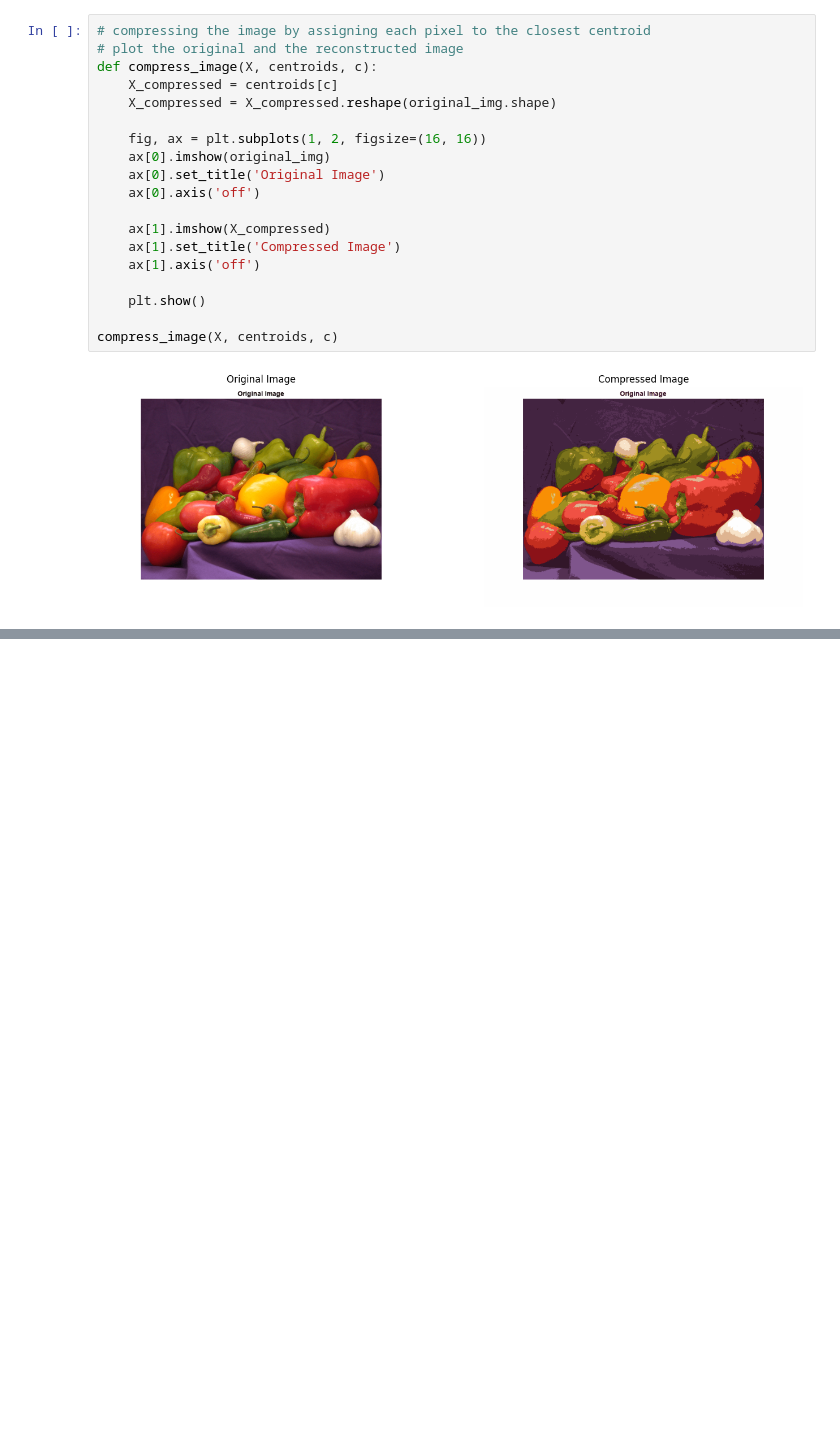
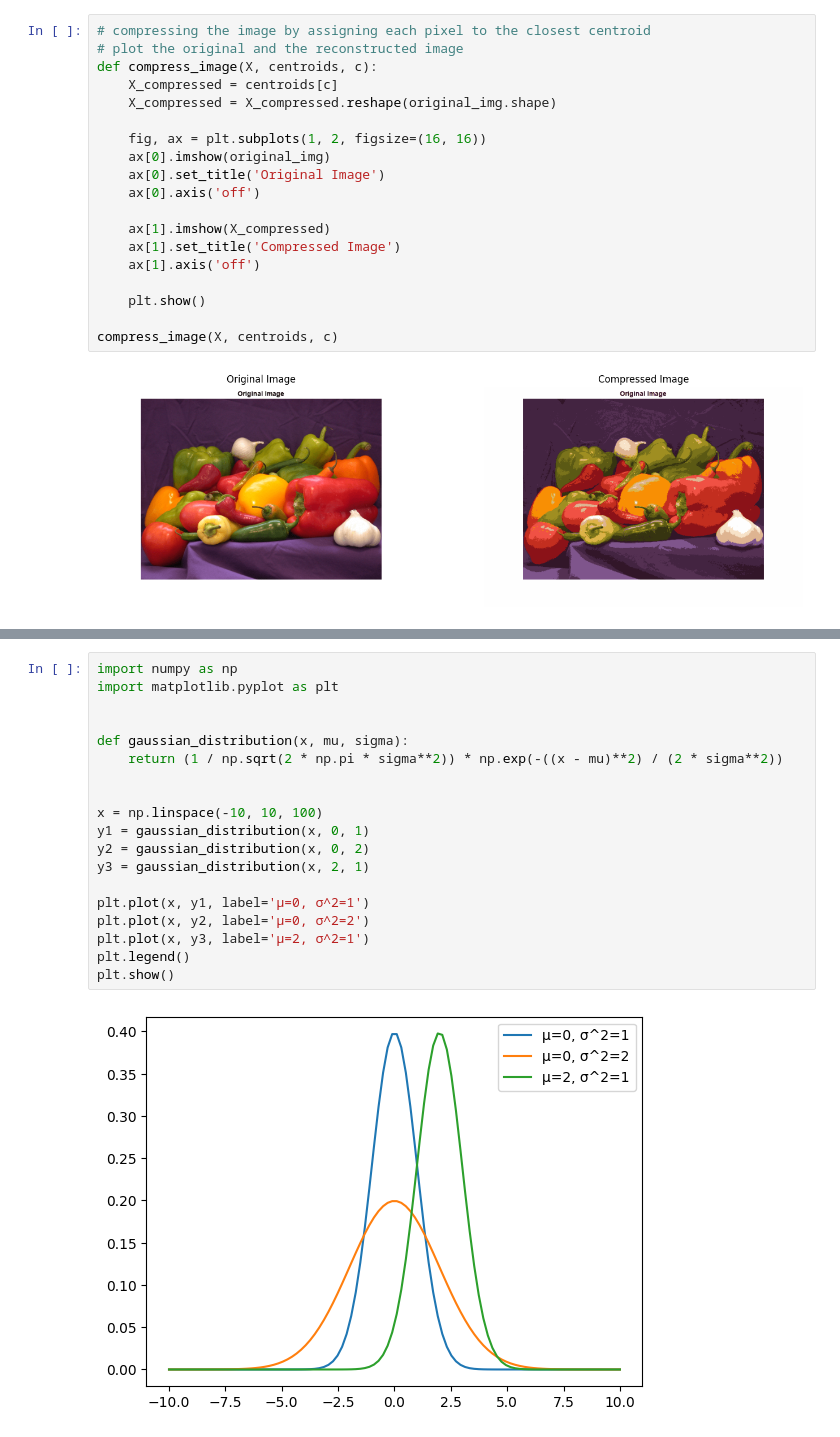
Before and after one commit to MohadesehHakimi/intro-to-machine-learning, a Jupyter notebook: Unsupervised Learning, Recommenders, Reinforcement Learning/week1.ipynb, the cells around one changed output, grey strips where cells are left out. Drawn from its saved outputs; the diff is of its cells as text; blank space fills up the shorter version.

```diff
--- a/Unsupervised Learning, Recommenders, Reinforcement Learning/week1.ipynb
+++ b/Unsupervised Learning, Recommenders, Reinforcement Learning/week1.ipynb
@@ -262,0 +283,21 @@ compress_image(X, centroids, c)
+# %%
+import numpy as np
+import matplotlib.pyplot as plt
+
+
+def gaussian_distribution(x, mu, sigma):
+    return (1 / np.sqrt(2 * np.pi * sigma**2)) * np.exp(-((x - mu)**2) / (2 * sigma**2))
+
+
+x = np.linspace(-10, 10, 100)
+y1 = gaussian_distribution(x, 0, 1)
+y2 = gaussian_distribution(x, 0, 2)
+y3 = gaussian_distribution(x, 2, 1)
+
+plt.plot(x, y1, label='μ=0, σ^2=1')
+plt.plot(x, y2, label='μ=0, σ^2=2')
+plt.plot(x, y3, label='μ=2, σ^2=1')
+plt.legend()
+plt.show()
+# %% [output]
+[figure, added]
```
Also changed, not shown: parts of 6 cells of this notebook.
